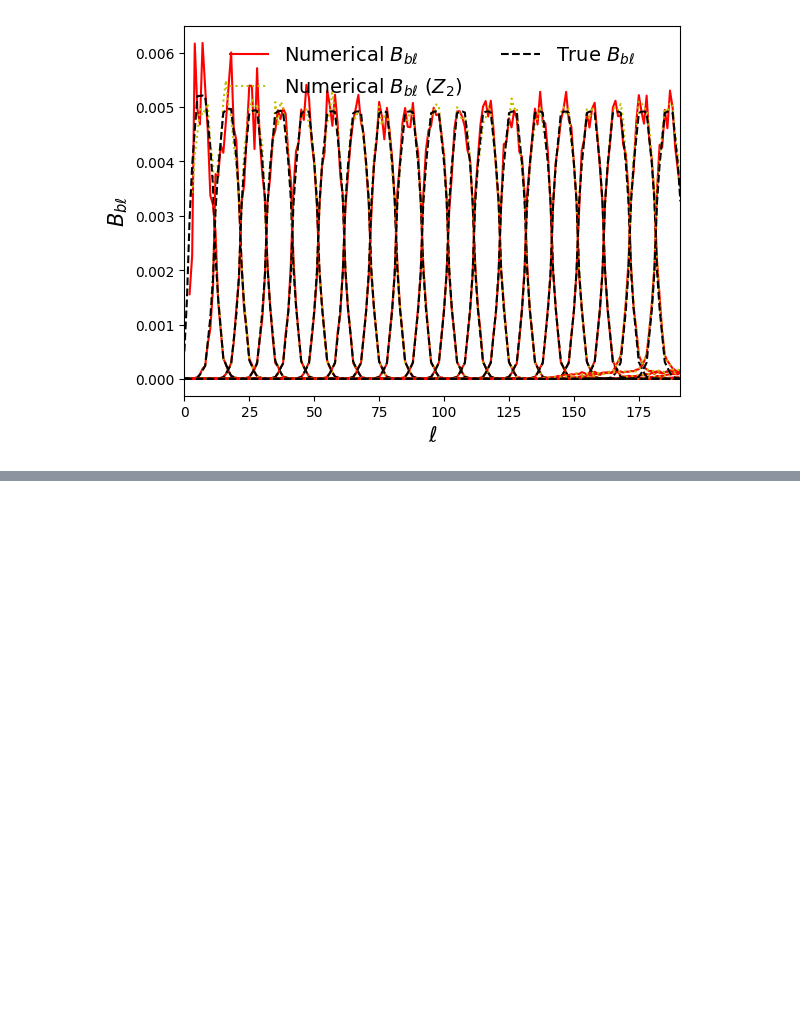
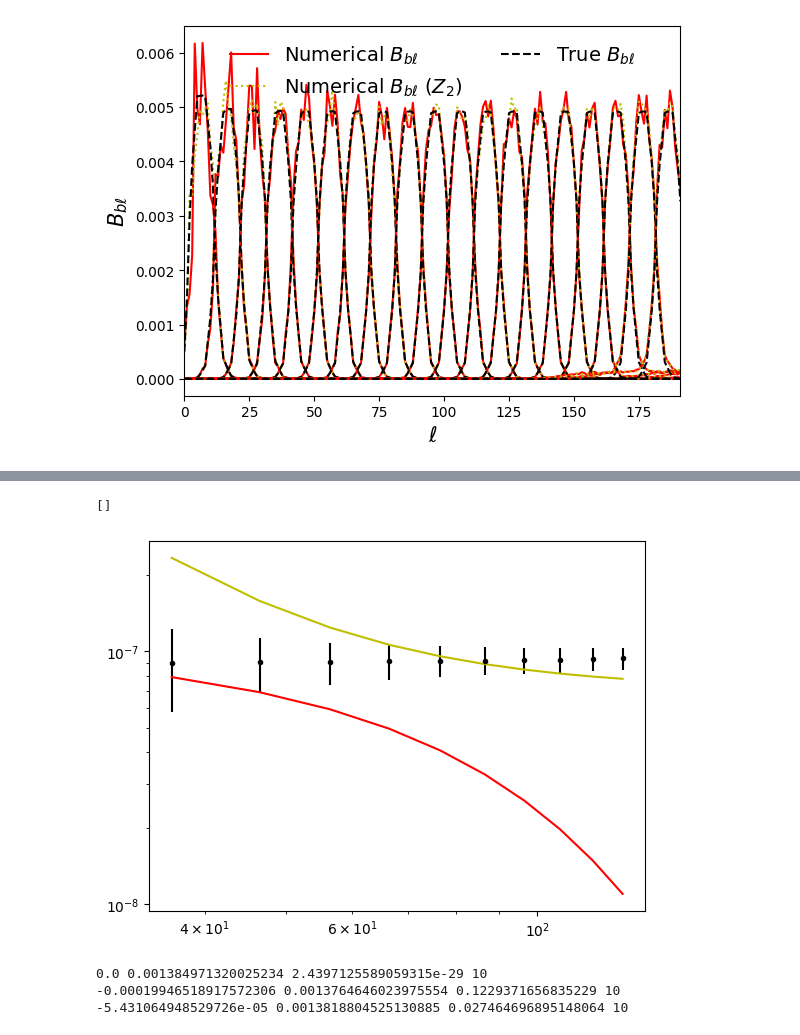
Before and after one commit to simonsobs/SOOPERCOOL, a Jupyter notebook: BpwCalcExample.ipynb, the cells around one changed output, grey strips where cells are left out. Saved outputs shown, nothing was run; the diff lists cells and outputs as text; code cells hidden in the pictures; blank space fills up the shorter version.

```diff
--- a/BpwCalcExample.ipynb
+++ b/BpwCalcExample.ipynb
@@ -113,0 +114,8 @@ dtype('complex128')
+# %%
+plt.errorbar(lb, tb_lens, yerr=np.sqrt(np.diag(cov_bpw)), fmt='k.')
+plt.plot(lb, 0.01*tb_r, 'r-')
+plt.plot(lb, nb, 'y-')
+plt.loglog()
+# %% [output]
+[]
+[figure, added]
@@ -113,0 +145,8 @@ dtype('complex128')
+# %%
+benchmark_bpw_r(bpw_true)
+benchmark_bpw_r(bpw_num)
+benchmark_bpw_r(bpw_num_z2)
+# %% [output]
+0.0 0.001384971320025234 2.4397125589059315e-29 10
+-0.00019946518917572306 0.0013764646023975554 0.1229371656835229 10
+-5.431064948529726e-05 0.0013818804525130885 0.027464696895148064 10
```
Also changed, not shown: parts of 13 cells of this notebook, 1 other file.
